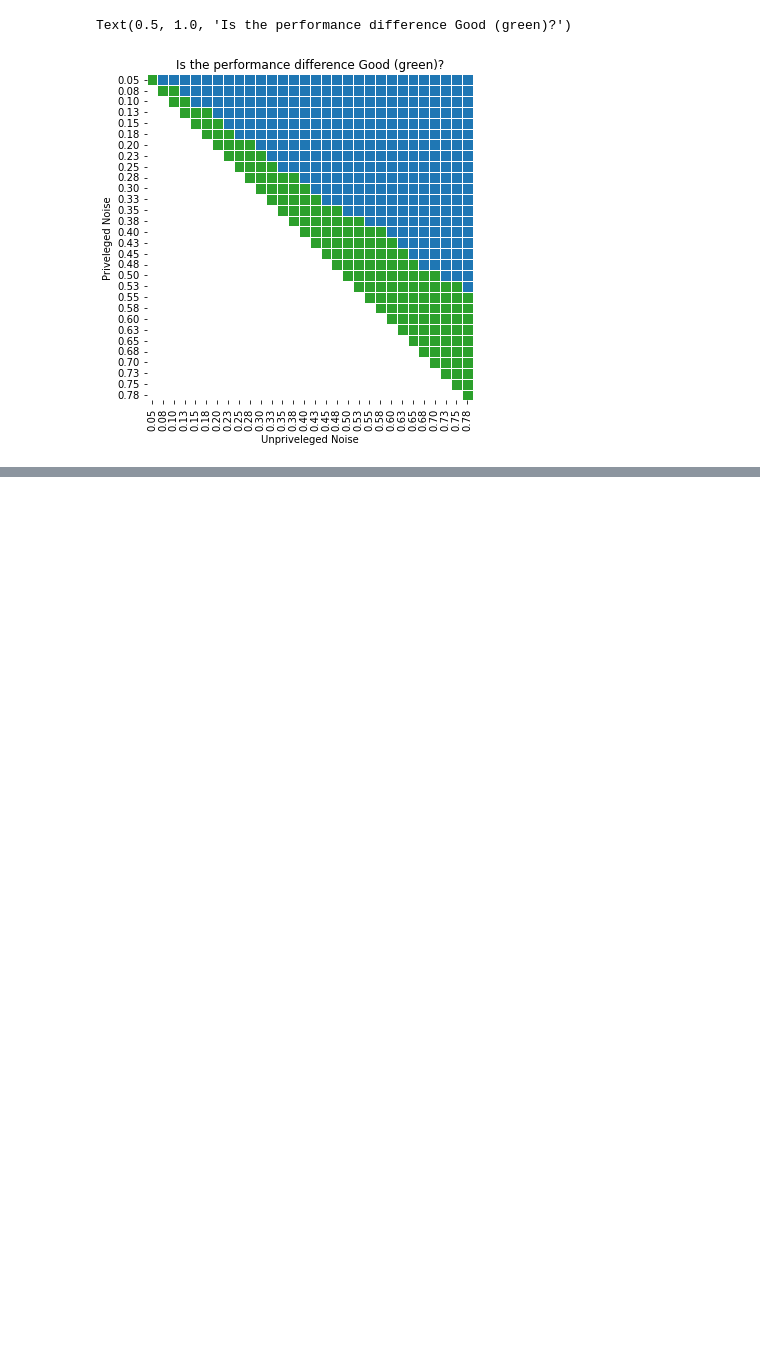
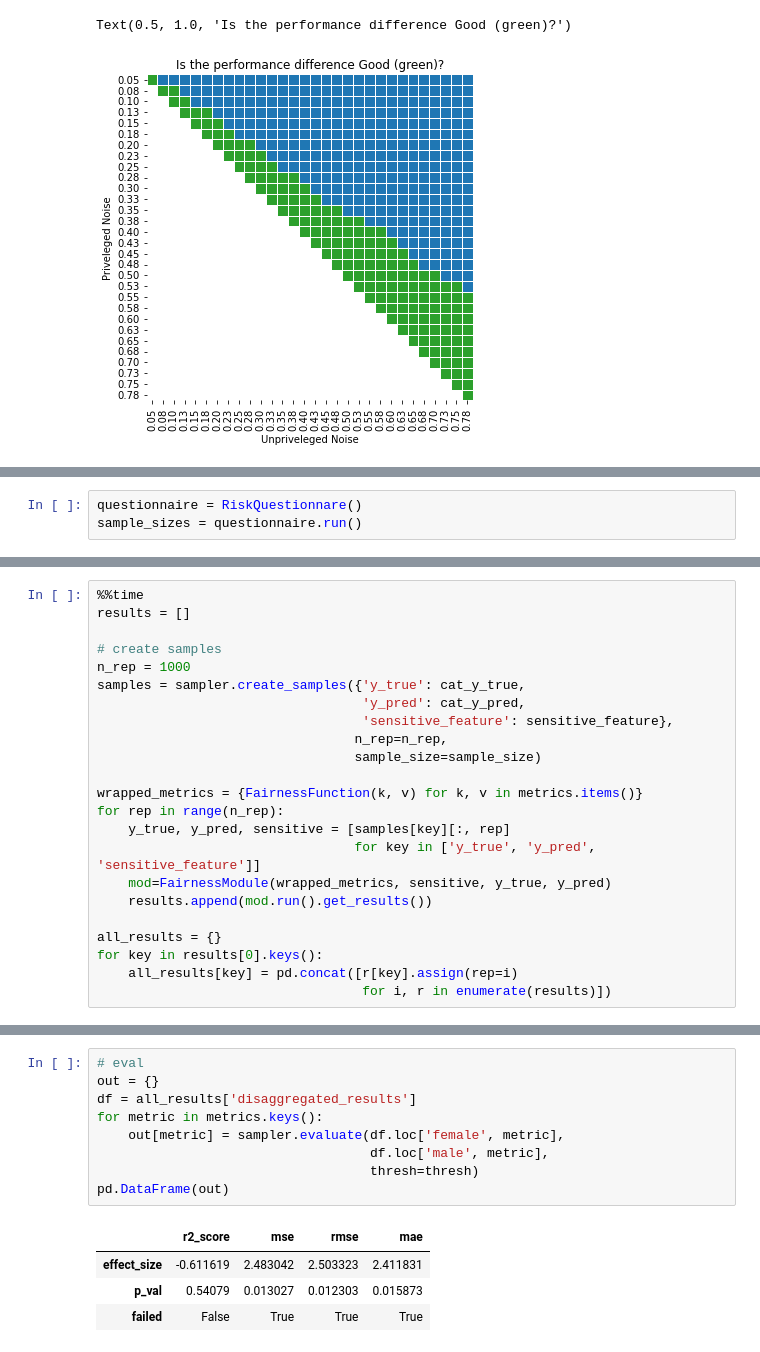
Before and after one commit to goswamig/credoai_lens, a Jupyter notebook: experimental/bootstrapping.ipynb, the cells around one changed output, grey strips where cells are left out. Cells and saved outputs as stored; diff of their text form; blank space fills up the shorter version.

```diff
--- a/experimental/bootstrapping.ipynb
+++ b/experimental/bootstrapping.ipynb
@@ -389,0 +383,3 @@ sample_sizes
+# %%
+questionnaire = RiskQuestionnare()
+sample_sizes = questionnaire.run()
@@ -389,0 +508,23 @@ sample_sizes
+# %%
+%%time
+results = []
+
+# create samples
+n_rep = 1000
+samples = sampler.create_samples({'y_true': cat_y_true,
+                                  'y_pred': cat_y_pred,
+                                  'sensitive_feature': sensitive_feature},
+                                 n_rep=n_rep,
+                                 sample_size=sample_size)
+
+wrapped_metrics = {FairnessFunction(k, v) for k, v in metrics.items()}
+for rep in range(n_rep):
+    y_true, y_pred, sensitive = [samples[key][:, rep]
+                                 for key in ['y_true', 'y_pred', 'sensitive_feature']]
+    mod=FairnessModule(wrapped_metrics, sensitive, y_true, y_pred)
+    results.append(mod.run().get_results())
+
+all_results = {}
+for key in results[0].keys():
+    all_results[key] = pd.concat([r[key].assign(rep=i)
+                                  for i, r in enumerate(results)])
@@ -389,0 +534,14 @@ sample_sizes
+# %%
+# eval
+out = {}
+df = all_results['disaggregated_results']
+for metric in metrics.keys():
+    out[metric] = sampler.evaluate(df.loc['female', metric],
+                                   df.loc['male', metric],
+                                   thresh=thresh)
+pd.DataFrame(out)
+# %% [output]
+|  | r2_score | mse | rmse | mae |
+| effect_size | -0.611619 | 2.483042 | 2.503323 | 2.411831 |
+| p_val | 0.54079 | 0.013027 | 0.012303 | 0.015873 |
+| failed | False | True | True | True |
```
Also changed, not shown: parts of 18 cells of this notebook, 2 other files.
